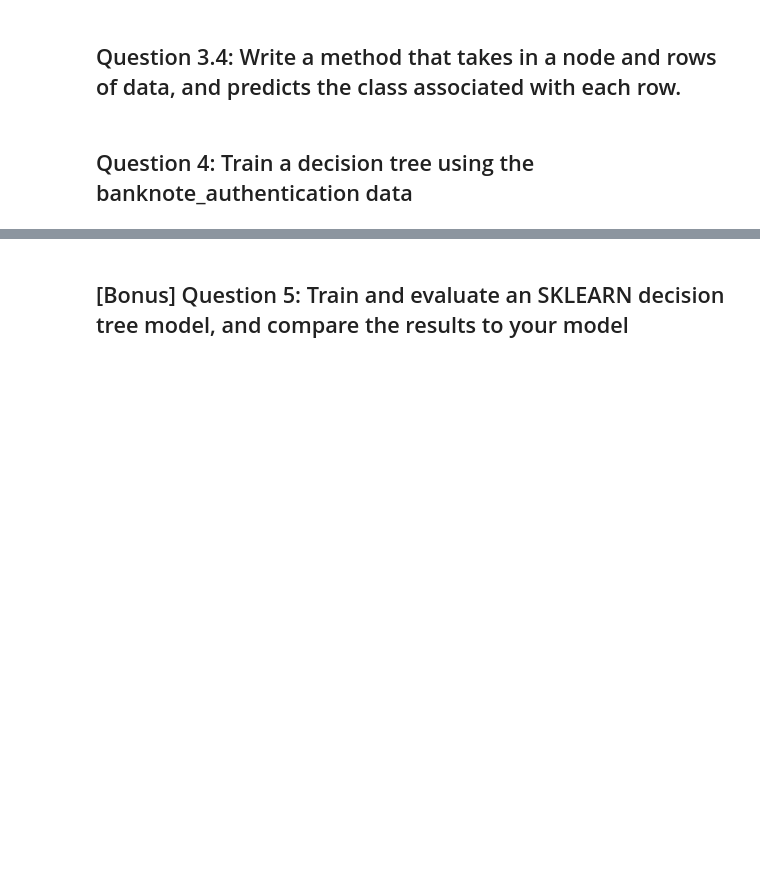
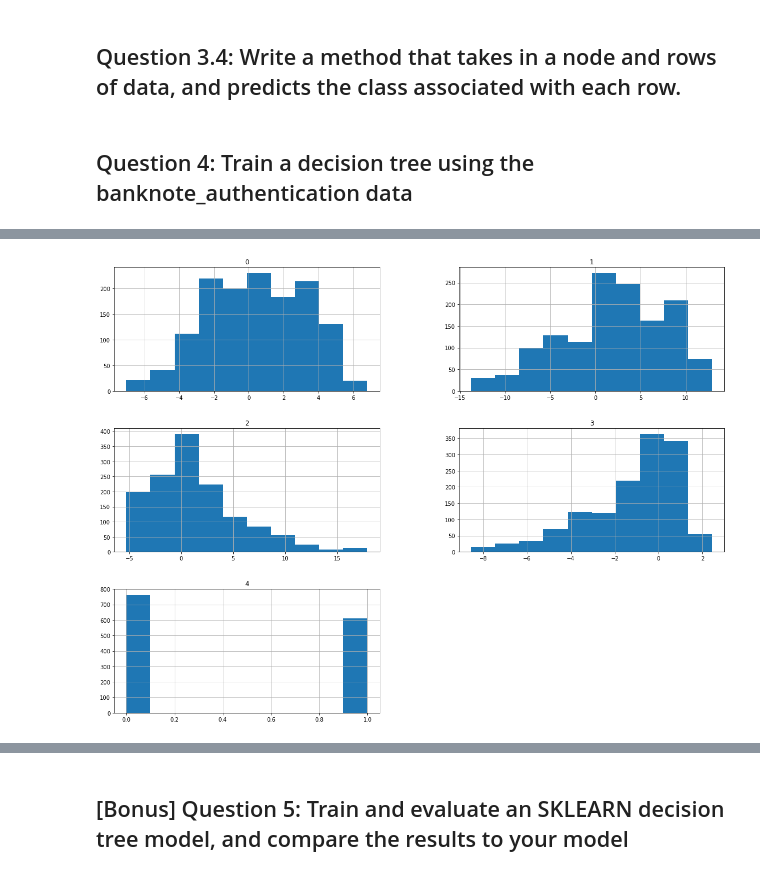
Before and after one commit to rodolfolermacontreras/ML_2_Assignment_2, a Jupyter notebook: MLEARN520-Lesson2-RodolfoLerma.ipynb, the cells around one changed output, grey strips where cells are left out. Drawn from its saved outputs; the diff is of its cells as text; code cells hidden in the pictures; blank space fills up the shorter version.

```diff
--- a/MLEARN520-Lesson2-RodolfoLerma.ipynb
+++ b/MLEARN520-Lesson2-RodolfoLerma.ipynb
@@ -184,0 +192,2 @@ test = dataset[np.int(len(dataset)*2/3)+1:len(dataset)]
+# %%
+df = pd.read_csv(filename, header=None)
@@ -184,0 +241,6 @@ test = dataset[np.int(len(dataset)*2/3)+1:len(dataset)]
+# %%
+#Data distribution of the variables in the dataset
+df.hist(figsize = (20,15))
+plt.show()
+# %% [output]
+[figure, added]
```
Also changed, not shown: parts of 16 cells of this notebook.
